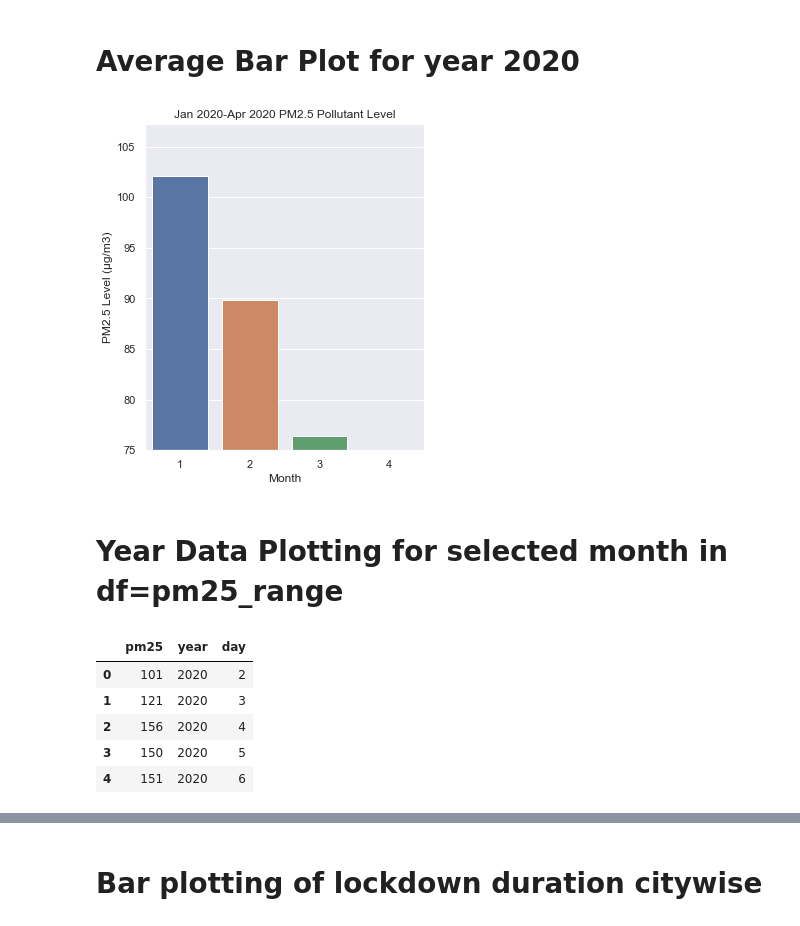
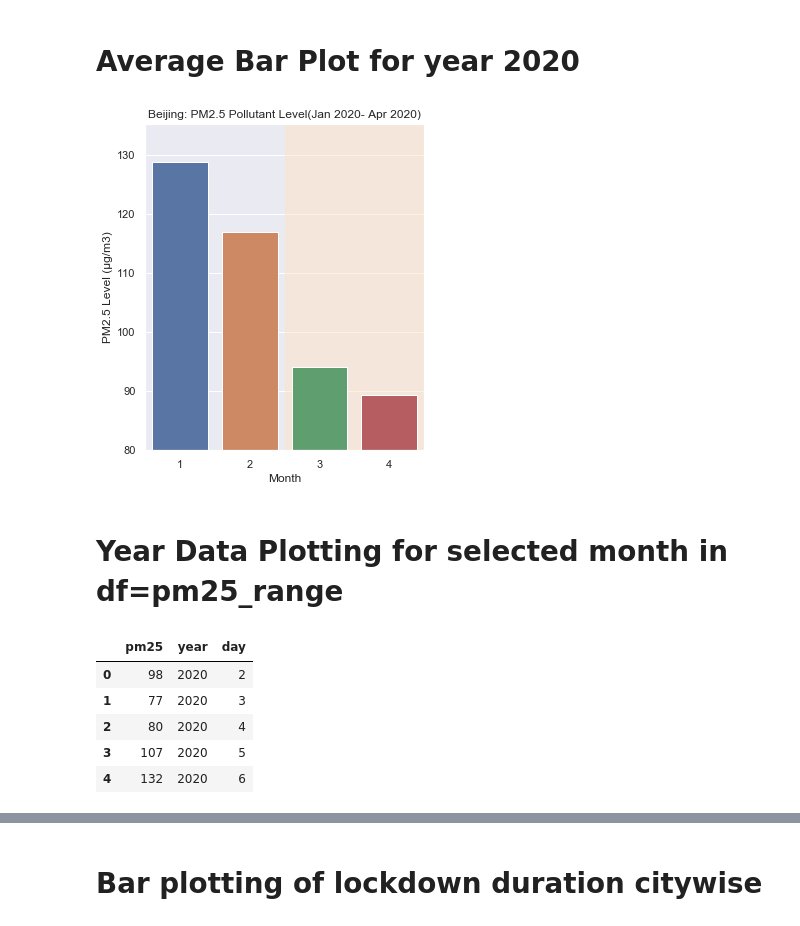
Before and after one commit to poojakataria/CMPE256_FinalProject_COVID19Analysis, a Jupyter notebook: Covid19PositiveAnalysis.ipynb, the cells around one changed output, grey strips where cells are left out. Cells and saved outputs as stored; diff of their text form; code cells hidden in the pictures.

```diff
--- a/Covid19PositiveAnalysis.ipynb
+++ b/Covid19PositiveAnalysis.ipynb
@@ -181,33 +183,37 @@ plt.show()
 # %% [markdown]
 # Average Bar Plot for year 2020
 # %%
-pm25_2020 = pm25_range.groupby(['month','year'])['pm25'].mean().reset_index(name='Avg')
+"""For Wuhan"""
+pm25_2020_city = pm25_range[pm25_range['city'] == 'Beijing']
+pm25_2020 = pm25_2020_city.groupby(['month','year'])['pm25'].mean().reset_index(name='Avg')
 pm25_2020 = pm25_2020[pm25_2020['year']== 2020]
 sns.set()
 plt.figure(figsize=(5,6))
-plt.title('Jan 2020-Apr 2020 PM2.5 Pollutant Level')
+plt.title('Beijing: PM2.5 Pollutant Level(Jan 2020- Apr 2020)')
+plt.axvspan(1.5,4, alpha=0.5, color='bisque', label='Lockdown period')
 sns.barplot(x='month',
              y='Avg',
              data=pm25_2020)
 plt.xlabel('Month')
 plt.ylabel('PM2.5 Level (µg/m3)')
-plt.ylim(75)
+plt.ylim(80)
 plt.show()
 # %% [output]
-[figure, old version]
+[figure, new version]
 # %% [markdown]
 # Year Data Plotting for selected month in df=pm25_range
 # %%
-pm25_range_city=pm25_range[pm25_range['city'] == 'Wuhan']
+"""For Wuhan"""
+pm25_range_city=pm25_range[pm25_range['city'] == 'Delhi']
 pm25_range_city['day']= pm25_range_city['date'].map(lambda x : x.day)
 pm25_range_city = pm25_range_city[pm25_range_city['date'].dt.month.isin([4])]
 pm25_range_city=pm25_range_city[['pm25','year','day']]
 pm25_range_city.head()
 # %% [output]
 |  | pm25 | year | day |
-| 0 | 101 | 2020 | 2 |
-| 1 | 121 | 2020 | 3 |
-| 2 | 156 | 2020 | 4 |
-| 3 | 150 | 2020 | 5 |
-| 4 | 151 | 2020 | 6 |
+| 0 | 98 | 2020 | 2 |
+| 1 | 77 | 2020 | 3 |
+| 2 | 80 | 2020 | 4 |
+| 3 | 107 | 2020 | 5 |
+| 4 | 132 | 2020 | 6 |
 # %%
```
Also changed, not shown: parts of 14 cells of this notebook.
